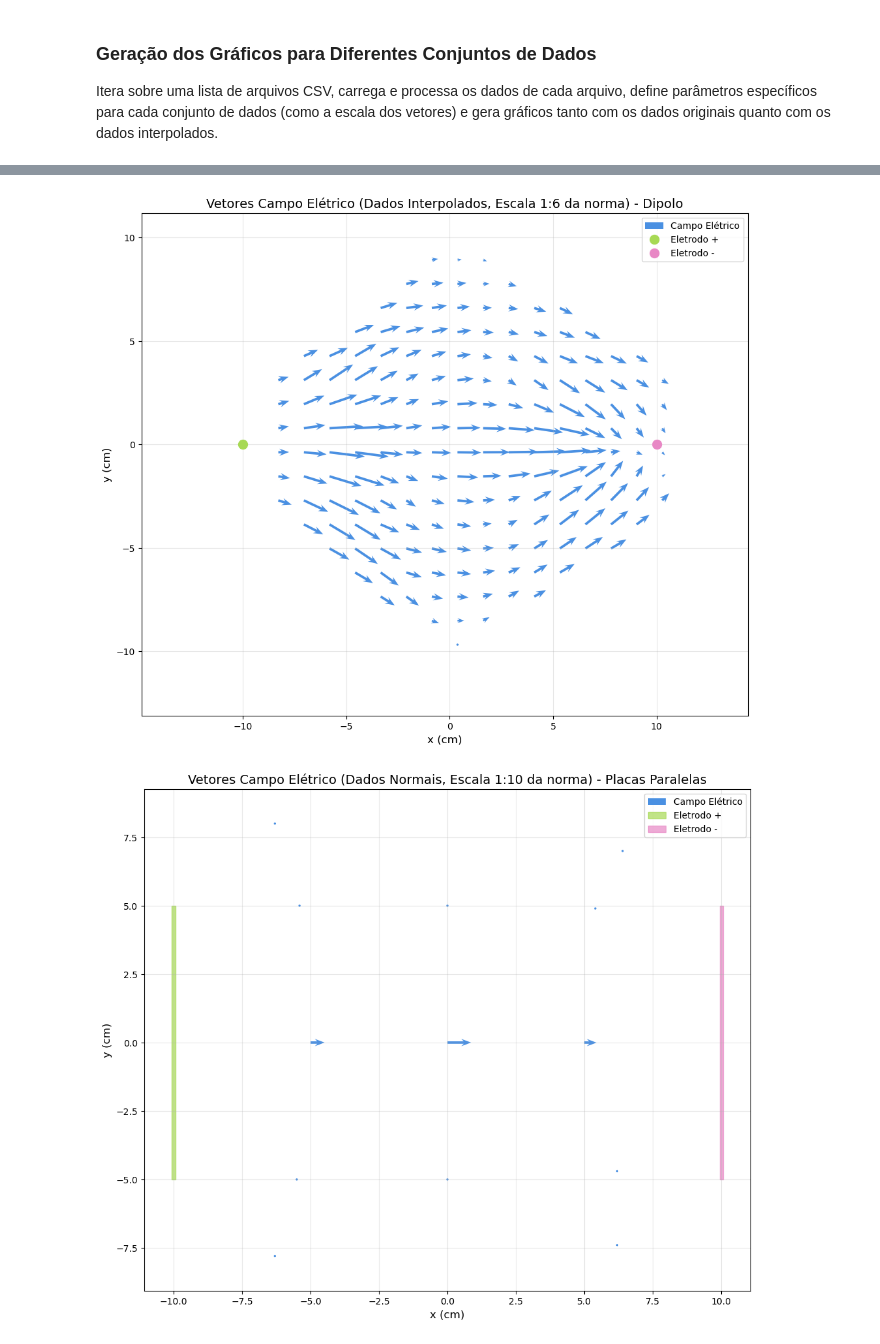
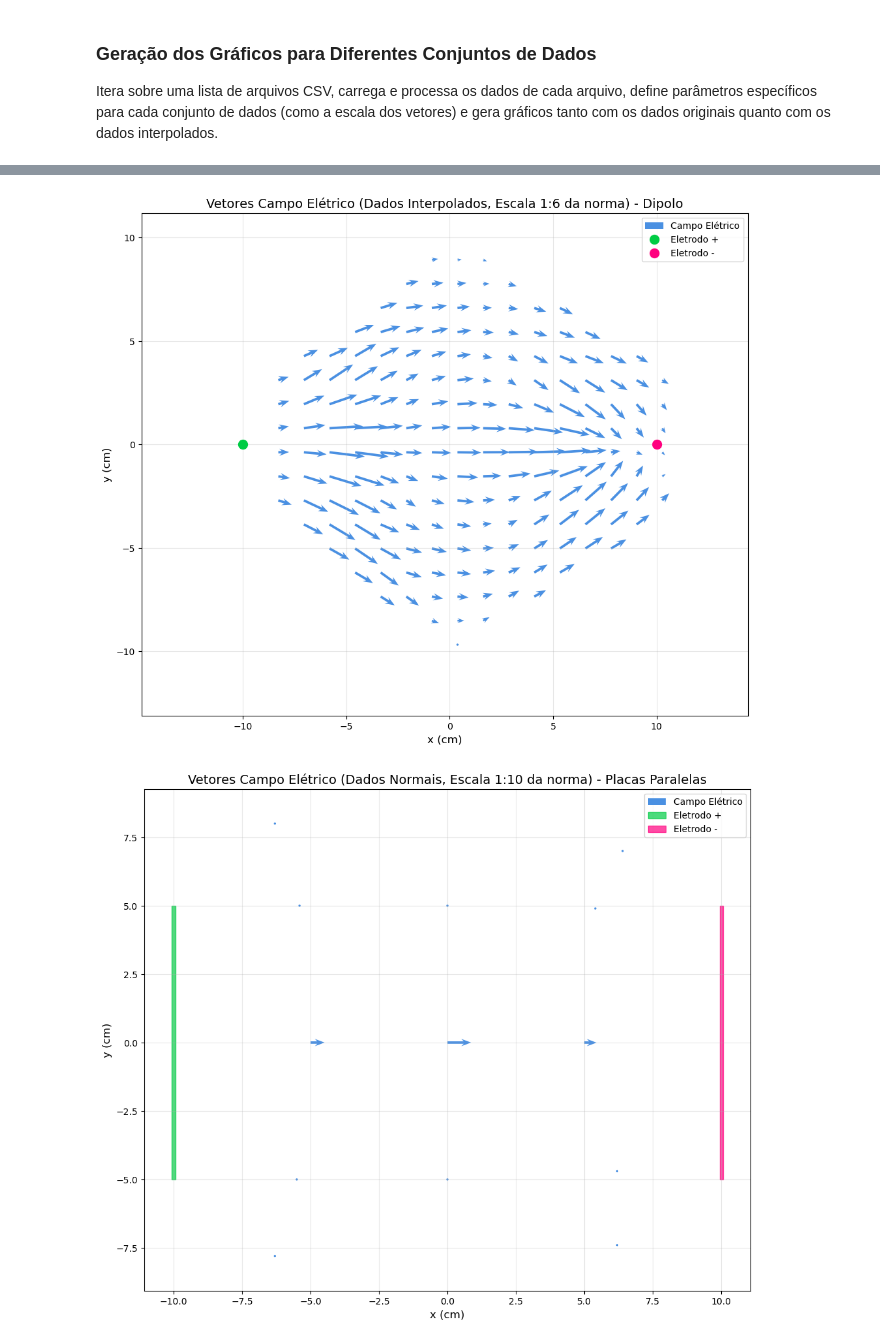
Before and after one commit to pedro-hro/Relatorio_1-ExperimentalIII, a Jupyter notebook: Code/analise.ipynb, the cells around one changed output, grey strips where cells are left out. Saved outputs shown, nothing was run; the diff lists cells and outputs as text; code cells hidden in the pictures.

Commit message:
minor corrections on plot

```diff
--- a/Code/analise.ipynb
+++ b/Code/analise.ipynb
@@ -126,18 +126,18 @@ def gerar_grafico_campo_eletrico(csv_file, data, data_clean, scale, title, inter
     # Adicionar eletrodos de acordo com o tipo de arquivo
     if csv_file == "dados1.csv":
         # Para o dipolo - pontos
-        plt.plot(-10, 0, 'o', markersize=10, color='#a7d954', label='Eletrodo +')
-        plt.plot(10, 0, 'o', markersize=10, color='#e888c5', label='Eletrodo -')
+        plt.plot(-10, 0, 'o', markersize=10, color='#00cc44', label='Eletrodo +')
+        plt.plot(10, 0, 'o', markersize=10, color='#ff007f', label='Eletrodo -')
     elif csv_file in ["dados2.csv", "dados3.csv"]:
         # Para placas paralelas - barras verticais de altura finita (-5 a +5)
         bar_width = 0.125
         bar_height = [-5, 5]  # Altura finita das barras
 
         # Barra positiva (esquerda)
-        plt.fill_betweenx(bar_height, -10-bar_width/2, -10+bar_width/2, color='#a7d954', alpha=0.7, label='Eletrodo +')
+        plt.fill_betweenx(bar_height, -10-bar_width/2, -10+bar_width/2, color='#00cc44', alpha=0.7, label='Eletrodo +')
 
         # Barra negativa (direita)
-        plt.fill_betweenx(bar_height, 10-bar_width/2, 10+bar_width/2, color='#e888c5', alpha=0.7, label='Eletrodo -')
+        plt.fill_betweenx(bar_height, 10-bar_width/2, 10+bar_width/2, color='#ff007f', alpha=0.7, label='Eletrodo -')
 
         # Adicionar o cilindro para o dados3.csv
         if csv_file == "dados3.csv":
@@ -162,8 +162,8 @@ csv_files = ["dados1.csv", "dados2.csv", "dados3.csv"]
 # Dicionário para mapear os títulos
 titles = {
     "dados1.csv": "Dipolo",
-    "dados2.csv": "Placas Paralelas",
-    "dados3.csv": "Placas com Cilindro"
+    "dados2.csv": "Barras Paralelas",
+    "dados3.csv": "Barras com Cilindro"
 }
 
 # Gerar gráficos para cada arquivo
@@ -188,2 +188,2 @@ for csv_file in csv_files:
-[figure, old version]
+[figure, new version]
-[figure, old version]
+[figure, new version]
```
Also changed, not shown: parts of 1 cell of this notebook.
